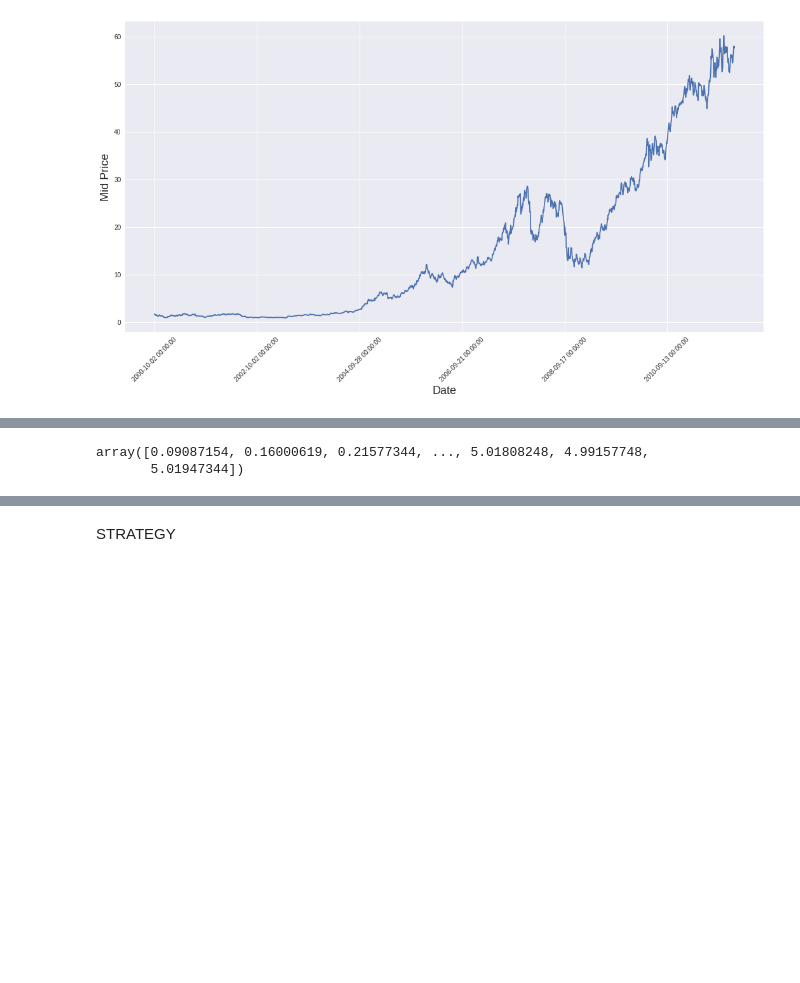
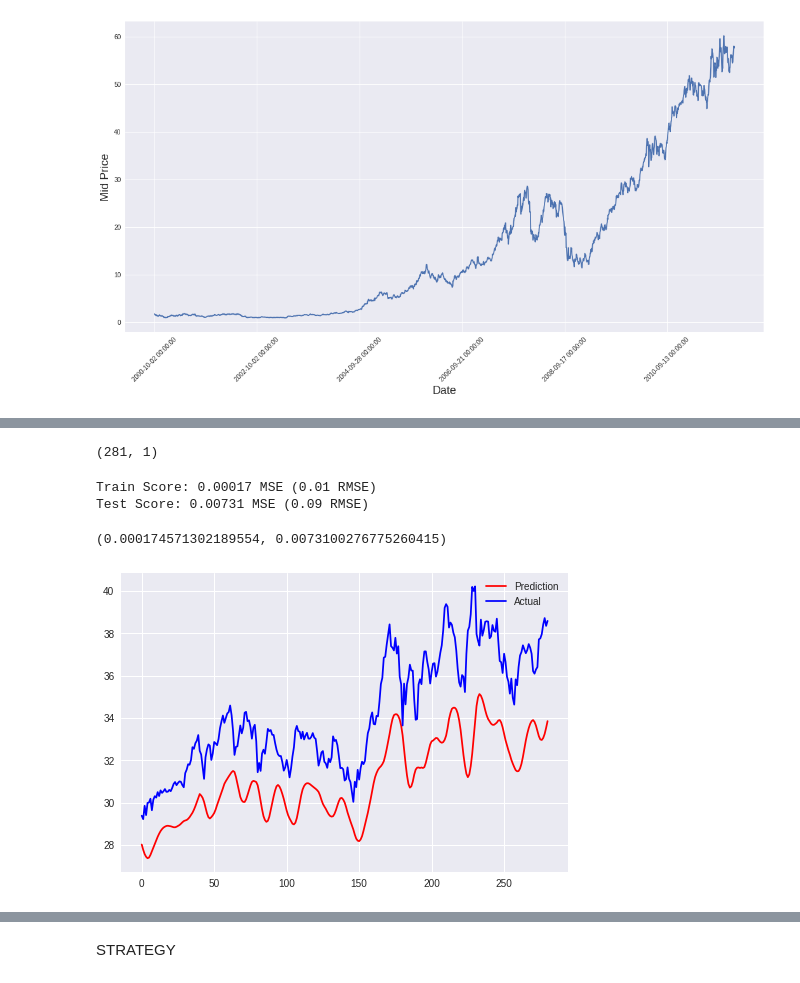
Before and after one commit to ShreshthSaxena/Algorithmic-Trading, a Jupyter notebook: Algo_trading.ipynb, the cells around one changed output, grey strips where cells are left out. Saved outputs shown, nothing was run; the diff lists cells and outputs as text; code cells hidden in the pictures; blank space fills up the shorter version.

```diff
--- a/Algo_trading.ipynb
+++ b/Algo_trading.ipynb
@@ -167,0 +263,2 @@ test_data = scaler.transform(test_data).reshape(-1)
+# %%
+model = build_model([5,window,1])
@@ -167,0 +267,2 @@ test_data = scaler.transform(test_data).reshape(-1)
+# %%
+model.fit(X_train,y_train,batch_size=512,epochs=90,validation_split=0.1,verbose=1)
@@ -167,0 +288,17 @@ test_data = scaler.transform(test_data).reshape(-1)
+# %%
+diff=[]
+ratio=[]
+p = model.predict(X_test)
+print (p.shape)
+# for each data index in test data
+for u in range(len(y_test)):
+    # pr = prediction day u
+    pr = p[u][0]
+    # (y_test day u / pr) - 1
+    ratio.append((y_test[u]/pr)-1)
+    diff.append(abs(y_test[u]- pr))
+    # print(u, y_test[u], pr, (y_test[u]/pr)-1, abs(y_test[u]- pr))
+    # Last day prediction
+    # print(p[-1])
+# %% [output]
+(281, 1)
@@ -167,0 +321,24 @@ test_data = scaler.transform(test_data).reshape(-1)
+# %%
+def model_score(model, X_train, y_train, X_test, y_test):
+    trainScore = model.evaluate(X_train, y_train, verbose=0)
+    print('Train Score: %.5f MSE (%.2f RMSE)' % (trainScore[0], math.sqrt(trainScore[0])))
+
+    testScore = model.evaluate(X_test, y_test, verbose=0)
+    print('Test Score: %.5f MSE (%.2f RMSE)' % (testScore[0], math.sqrt(testScore[0])))
+    return trainScore[0], testScore[0]
+
+
+model_score(model, X_train, y_train, X_test, y_test)
+# %% [output]
+Train Score: 0.00017 MSE (0.01 RMSE)
+Test Score: 0.00731 MSE (0.09 RMSE)
+(0.000174571302189554, 0.0073100276775260415)
+# %%
+import matplotlib.pyplot as plt2
+
+plt2.plot(newp,color='red', label='Prediction')
+plt2.plot(newy_test,color='blue', label='Actual')
+plt2.legend(loc='best')
+plt2.show()
+# %% [output]
+[figure, added]
@@ -176,8 +358,3 @@ for ti in range(2200):
 
 # Used for visualization and test purposes
 all_mid_data = np.concatenate([train_data,test_data],axis=0)
-# %%
-all_mid_data
-# %% [output]
-array([0.09087154, 0.16000619, 0.21577344, ..., 5.01808248, 4.99157748,
-       5.01947344])
```
Also changed, not shown: parts of 43 cells of this notebook.
